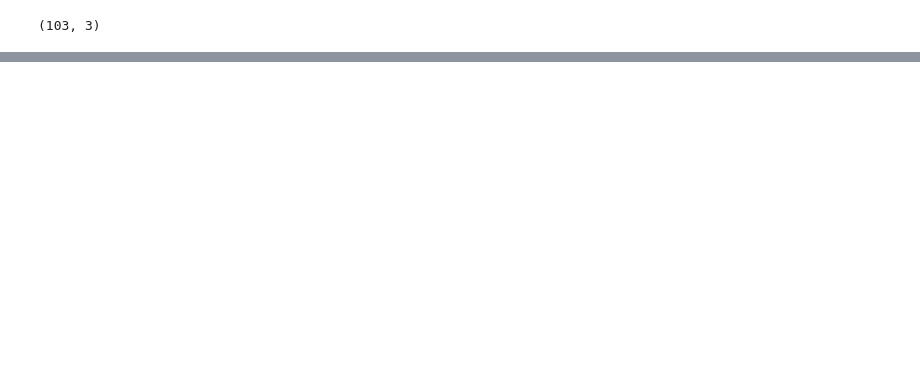
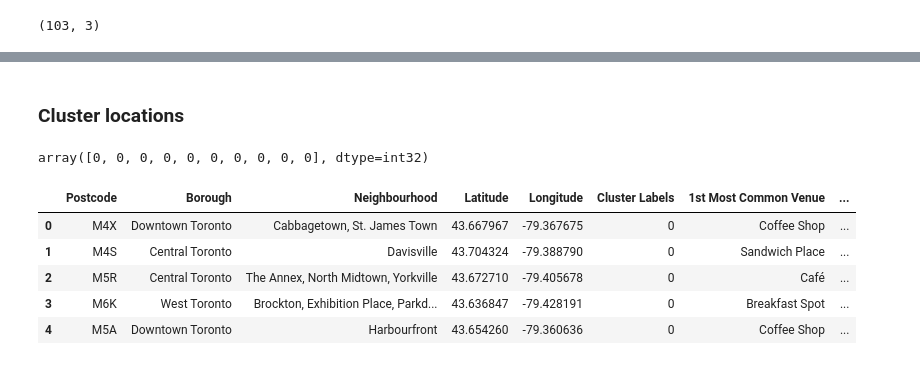
Before and after one commit to JerrinWiley/Quantitatively-Optimum-Houston-Pub-Crawl, a Jupyter notebook: Toronto: Segment and Cluster.ipynb, the cells around one changed output, grey strips where cells are left out. Drawn from its saved outputs; the diff is of its cells as text; code cells hidden in the pictures; blank space fills up the shorter version.

```diff
--- a/Toronto: Segment and Cluster.ipynb
+++ b/Toronto: Segment and Cluster.ipynb
@@ -62,0 +421,3 @@ df.shape
+# %%
+toronto_grouped = toronto_onehot.groupby('Neighbourhood').mean().reset_index()
+toronto_grouped
@@ -62,0 +481,21 @@ df.shape
+# %%
+num_top_venues = 10
+
+indicators = ['st', 'nd', 'rd']
+
+# create columns according to number of top venues
+columns = ['Neighbourhood']
+for ind in np.arange(num_top_venues):
+    try:
+        columns.append('{}{} Most Common Venue'.format(ind+1, indicators[ind]))
+    except:
+        columns.append('{}th Most Common Venue'.format(ind+1))
+
+# create a new dataframe
+neighbourhoods_venues_sorted = pd.DataFrame(columns=columns)
+neighbourhoods_venues_sorted['Neighbourhood'] = toronto_grouped['Neighbourhood']
+
+for ind in np.arange(toronto_grouped.shape[0]):
+    neighbourhoods_venues_sorted.iloc[ind, 1:] = return_most_common_venues(toronto_grouped.iloc[ind, :], num_top_venues)
+
+neighbourhoods_venues_sorted.head()
@@ -62,0 +509,32 @@ df.shape
+# %% [markdown]
+### Cluster locations
+# %%
+# set number of clusters
+kclusters = 5
+
+toronto_grouped_clustering = toronto_grouped.drop('Neighbourhood', 1)
+
+# run k-means clustering
+kmeans = KMeans(n_clusters=kclusters, random_state=0).fit(toronto_grouped_clustering)
+
+# check cluster labels generated for each row in the dataframe
+kmeans.labels_[0:10]
+# %% [output]
+array([0, 0, 0, 0, 0, 0, 0, 0, 0, 0], dtype=int32)
+# %%
+# add clustering labels
+neighbourhoods_venues_sorted.insert(0, 'Cluster Labels', kmeans.labels_)
+
+toronto_merged = df_combined
+
+# merge toronto_grouped with toronto_data to add latitude/longitude for each neighborhood
+toronto_merged = toronto_merged.join(neighbourhoods_venues_sorted.set_index('Neighbourhood'), on='Neighbourhood')
+
+toronto_merged.head() # check the last columns!
+# %% [output]
+|  | Postcode | Borough | Neighbourhood | Latitude | Longitude | Cluster Labels | 1st Most Common Venue | ... |
+| 0 | M4X | Downtown Toronto | Cabbagetown, St. James Town | 43.667967 | -79.367675 | 0 | Coffee Shop | ... |
+| 1 | M4S | Central Toronto | Davisville | 43.704324 | -79.388790 | 0 | Sandwich Place | ... |
+| 2 | M5R | Central Toronto | The Annex, North Midtown, Yorkville | 43.672710 | -79.405678 | 0 | Café | ... |
+| 3 | M6K | West Toronto | Brockton, Exhibition Place, Parkd... | 43.636847 | -79.428191 | 0 | Breakfast Spot | ... |
+| 4 | M5A | Downtown Toronto | Harbourfront | 43.654260 | -79.360636 | 0 | Coffee Shop | ... |
```
Also changed, not shown: parts of 52 cells of this notebook.
